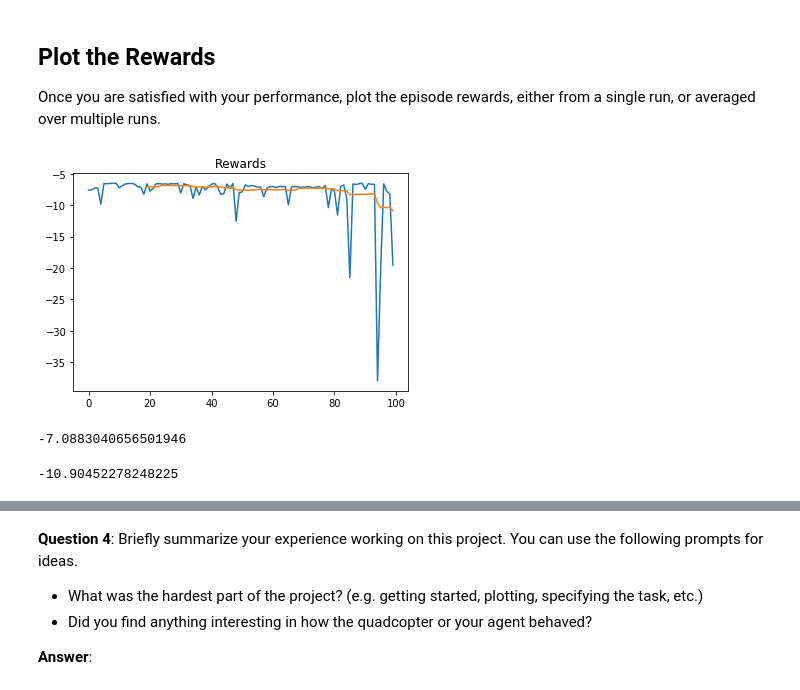
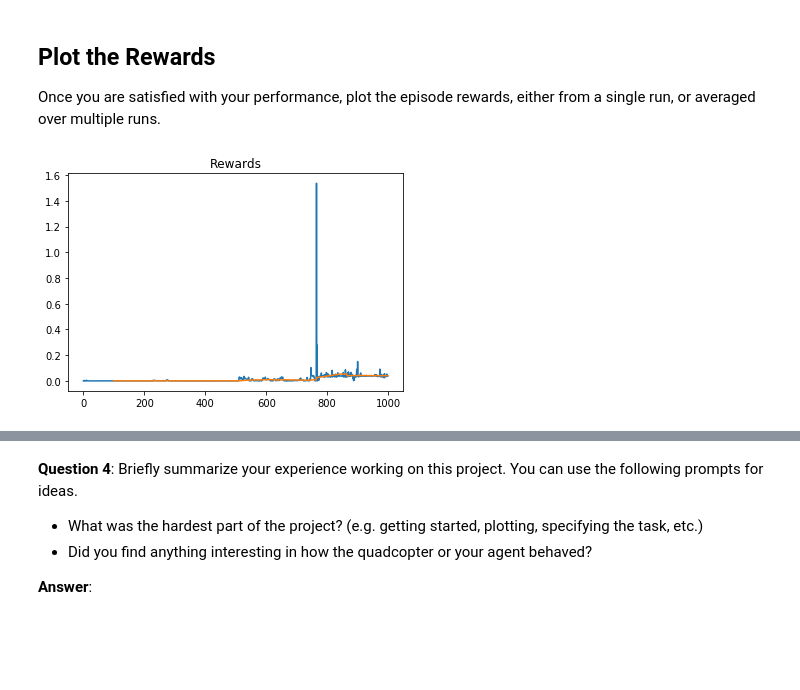
Before and after one commit to gromag/MachineLearning-Engineer-Specialisation-ReinforcementLearning-Quadcopter-2, a Jupyter notebook: Quadcopter_Project.ipynb, the cells around one changed output, grey strips where cells are left out. Drawn from its saved outputs; the diff is of its cells as text; code cells hidden in the pictures; blank space fills up the shorter version.

```diff
--- a/Quadcopter_Project.ipynb
+++ b/Quadcopter_Project.ipynb
@@ -32,3 +32,34 @@ For this project, the agent that you will implement in `agents/agent.py` will ha
 # Make sure imports get reloaded before executing ensuring changes are reloaded
 %load_ext autoreload
 %autoreload 2
+# %%
+# Plotting helper functions
+import matplotlib.pyplot as plt
+import math
+%matplotlib inline
+from IPython.display import clear_output
+
+def live_plot(data_points, title="", legend="", text=""):
+    """Plot live data points while it is training"""
+    clear_output(wait=True)
+    plt.figure()
+    plt.subplot(211)
+    plt.title(title, loc='left', y=1.08)
+    plt.plot(range(len(data_points)), data_points, label = legend)
+    plt.legend()
+
+    percent = math.ceil(len(data_points) * 0.2)
+    avgs = "Average rewards - total {0:.2f}, first {1} epochs {2:.2f}, last {1} epochs: {3:.2f}".format(
+        np.mean(data_points), percent, np.mean(data_points[:percent]), np.mean(data_points[:-percent])
+    )
+    plt.figtext(0.125,0.37, avgs, horizontalalignment='left')
+    plt.figtext(0.125,0.43, text, horizontalalignment='left')
+    plt.show();
+
+def plot_rewards(rewards, rolling_window=100):
+    """Plot scores and optional rolling mean using specified window."""
+    plt.plot(rewards);
+    plt.title("Rewards", loc='left', y=1.08);
+    rolling_mean = pd.Series(rewards).rolling(rolling_window).mean()
+    plt.plot(rolling_mean);
+    return rolling_mean
@@ -176,14 +213,6 @@ In the next section, you will learn how to test the performance of an agent on t
 The sample agent given in `agents/policy_search.py` uses a very simplistic linear policy to directly compute the action vector as a dot product of the state vector and a matrix of weights. Then, it randomly perturbs the parameters by adding some Gaussian noise, to produce a different policy. Based on the average reward obtained in each episode (`score`), it keeps track of the best set of parameters found so far, how the score is changing, and accordingly tweaks a scaling factor to widen or tighten the noise.
 
 Run the code cell below to see how the agent performs on the sample task.
-# %%
-def plot_rewards(rewards, rolling_window=100):
-    """Plot scores and optional rolling mean using specified window."""
-    plt.plot(rewards);
-    plt.title("Rewards");
-    rolling_mean = pd.Series(rewards).rolling(rolling_window).mean()
-    plt.plot(rolling_mean);
-    return rolling_mean
 # %%
 import sys
 import pandas as pd
@@ -367,13 +430,5 @@ Once you are satisfied with your performance, plot the episode rewards, either f
 # %%
 ## TODO: Plot the rewards.
-rolling_mean = plot_rewards(rewards, rolling_window=20)
+rolling_mean = plot_rewards(ddpg_rewards)
 # %% [output]
-[figure, old version]
+[figure, new version]
-# %%
-np.mean(rewards[:20])
-# %% [output]
--7.0883040656501946
-# %%
-np.mean(rewards[-20:])
-# %% [output]
--10.90452278248225
```
Also changed, not shown: parts of 50 cells of this notebook, 5 other files.
